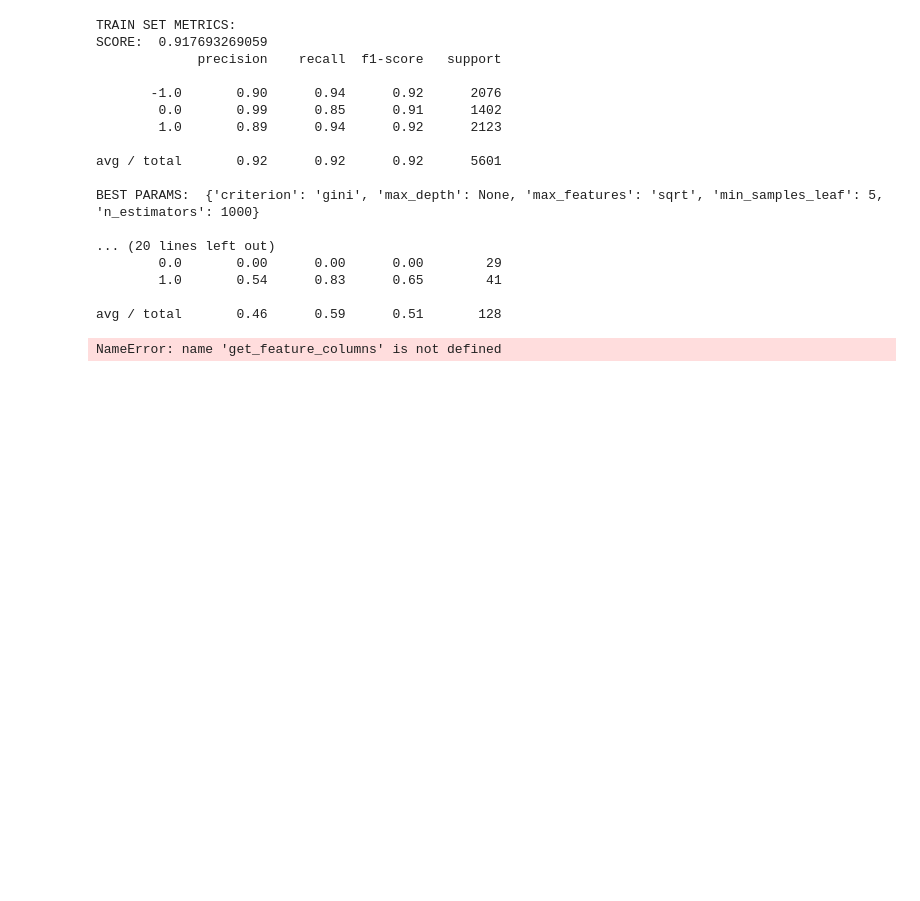
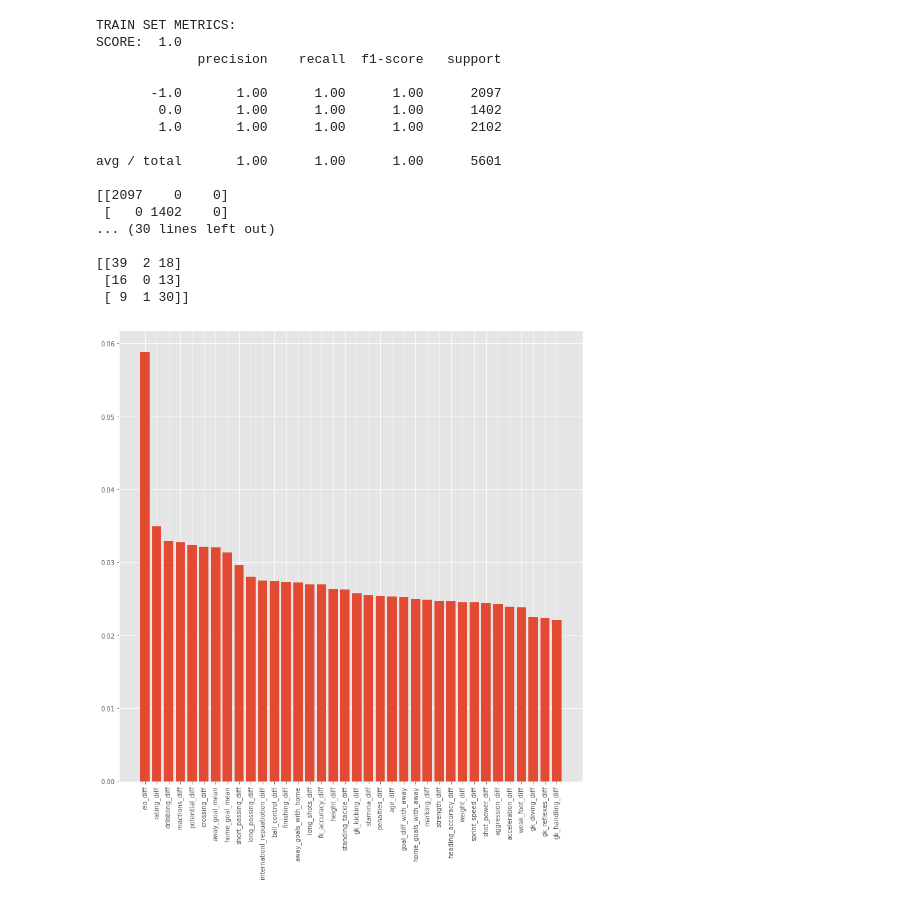
Before and after one commit to Villux/world_cup, a Jupyter notebook: predict_match_outcome.ipynb, the cells around one changed output. Drawn from its saved outputs; the diff is of its cells as text; code cells hidden in the pictures; blank space fills up the shorter version.

```diff
--- a/predict_match_outcome.ipynb
+++ b/predict_match_outcome.ipynb
@@ -39,8 +33,15 @@ pd.value_counts(get_labeled_df(y_wc)["home_win"]).plot.bar(ax=axes[2])
 # %%
 def get_feature_importance(clf):
     zipped = sorted(zip(get_feature_columns(), clf.feature_importances_), key = lambda t: t[1], reverse=True)
+    D = {}
     for feature, importance in zipped:
-        print(f"{feature}: {importance}")
+        D[feature] = round(importance, 5)
+        #print(f"{feature}: {importance}")
+
+    plt.figure(figsize=(13, 13))
+    plt.bar(range(len(D)), D.values(), align='center')
+    plt.xticks(range(len(D)), list(D.keys()), rotation='vertical')
+    plt.show()
 
 def run_grid_search(clf, param_grid, Xtrain, ytrain, Xtest, ytest, X_wc, y_wc, custom_report_for_model=None):
     grid_search = GridSearchCV(clf, param_grid=param_grid)
@@ -50,6 +51,7 @@ def run_grid_search(clf, param_grid, Xtrain, ytrain, Xtest, ytest, X_wc, y_wc, c
     print("SCORE: ", grid_search.score(Xtrain, ytrain))
     y_true, y_pred = ytrain, grid_search.predict(Xtrain)
     print(classification_report(y_true, y_pred))
+    print(confusion_matrix(y_true, y_pred))
     print("BEST PARAMS: ", grid_search.best_params_)
     print()
     print()
@@ -58,6 +60,7 @@ def run_grid_search(clf, param_grid, Xtrain, ytrain, Xtest, ytest, X_wc, y_wc, c
     print("SCORE: ", grid_search.score(Xtest, ytest))
     y_true, y_pred = ytest, grid_search.predict(Xtest)
     print("\n",classification_report(y_true, y_pred))
+    print(confusion_matrix(y_true, y_pred))
 
     print()
     print()
@@ -65,41 +68,41 @@ def run_grid_search(clf, param_grid, Xtrain, ytrain, Xtest, ytest, X_wc, y_wc, c
     print("SCORE: ", grid_search.score(X_wc, y_wc))
     y_true, y_pred = y_wc, grid_search.predict(X_wc)
     print("\n",classification_report(y_true, y_pred))
+    print(confusion_matrix(y_true, y_pred))
 
     print()
     print()
     if custom_report_for_model:
-        custom_report_for_model(grid_search)
+        custom_report_for_model(grid_search.best_estimator_)
     return grid_search.best_estimator_
 # %%
-clf = RandomForestClassifier(oob_score=True, bootstrap=True, n_jobs=-1)
+clf = RandomForestClassifier(oob_score=True, bootstrap=True, n_jobs=-1, class_weight={0:1.5})
 
-param_grid = {"n_estimators": [1000],
-              "max_depth": [None],
-              "min_samples_leaf": [5],
-              "max_features": ["sqrt"],
-              "criterion": ["gini"]}
+param_grid = {"n_estimators": [500],
+              "max_depth": [3, 5, 8, 12, None],
+              "min_samples_leaf": [1, 3, 5, 10],
+              "max_features": ["sqrt", "log2"]}
 best_clf = run_grid_search(clf, param_grid,
                              X_train, y_train,
                              X_test, y_test,
                              X_wc, y_wc,
                              custom_report_for_model=get_feature_importance)
 # %% [output]
 TRAIN SET METRICS:
-SCORE:  0.917693269059
+SCORE:  1.0
              precision    recall  f1-score   support
 
-       -1.0       0.90      0.94      0.92      2076
-        0.0       0.99      0.85      0.91      1402
-        1.0       0.89      0.94      0.92      2123
+       -1.0       1.00      1.00      1.00      2097
+        0.0       1.00      1.00      1.00      1402
+        1.0       1.00      1.00      1.00      2102
 
-avg / total       0.92      0.92      0.92      5601
+avg / total       1.00      1.00      1.00      5601
 
-BEST PARAMS:  {'criterion': 'gini', 'max_depth': None, 'max_features': 'sqrt', 'min_samples_leaf': 5, 'n_estimators': 1000}
+[[2097    0    0]
+ [   0 1402    0]
+... (30 lines left out)
 
-... (20 lines left out)
-        0.0       0.00      0.00      0.00        29
-        1.0       0.54      0.83      0.65        41
-
-avg / total       0.46      0.59      0.51       128
+[[39  2 18]
+ [16  0 13]
+ [ 9  1 30]]
-NameError: name 'get_feature_columns' is not defined
+[figure, added]
```
Also changed, not shown: parts of 4 cells of this notebook.
